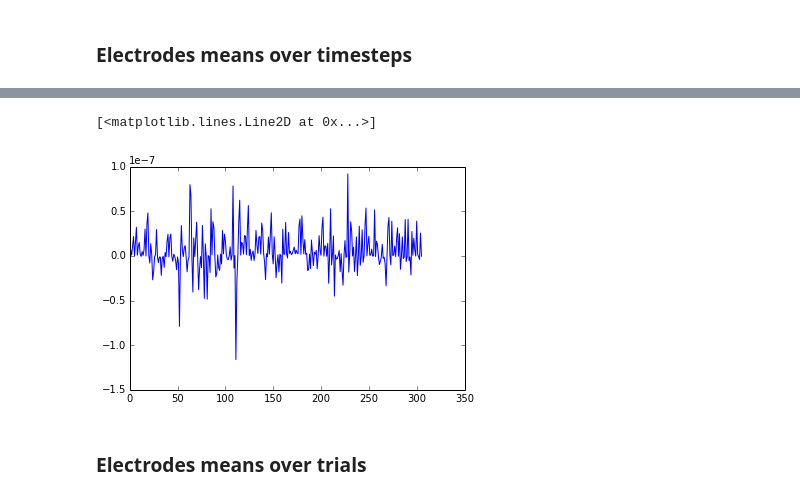
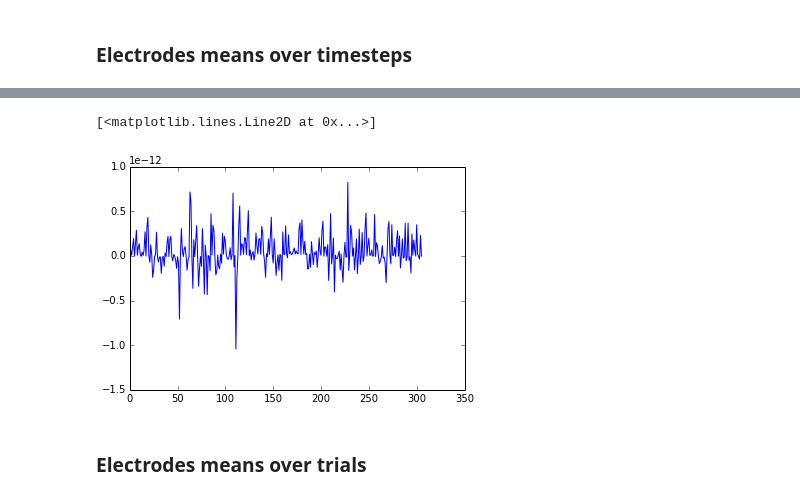
Before and after one commit to SnippyHolloW/kaggleMEG, a Jupyter notebook: Exploratory Data Analysis.ipynb, the cells around one changed output, grey strips where cells are left out. Cells and saved outputs as stored; diff of their text form; code cells hidden in the pictures.

```diff
--- a/Exploratory Data Analysis.ipynb
+++ b/Exploratory Data Analysis.ipynb
@@ -47,9 +47,9 @@ plot(tmean1.sum(axis=0))
 # %%
-tmean0 = X[y==0].sum(axis=2)
-plot(tmean0.sum(axis=0))
+tmean0 = X[y==0].mean(axis=2)
+plot(tmean0.mean(axis=0))
 # %% [output]
 [<matplotlib.lines.Line2D at 0x...>]
-[figure, old version]
+[figure, new version]
 # %% [markdown]
 ### Electrodes means over trials
 # %%
```
Also changed, not shown: parts of 7 cells of this notebook, 1 other file.
